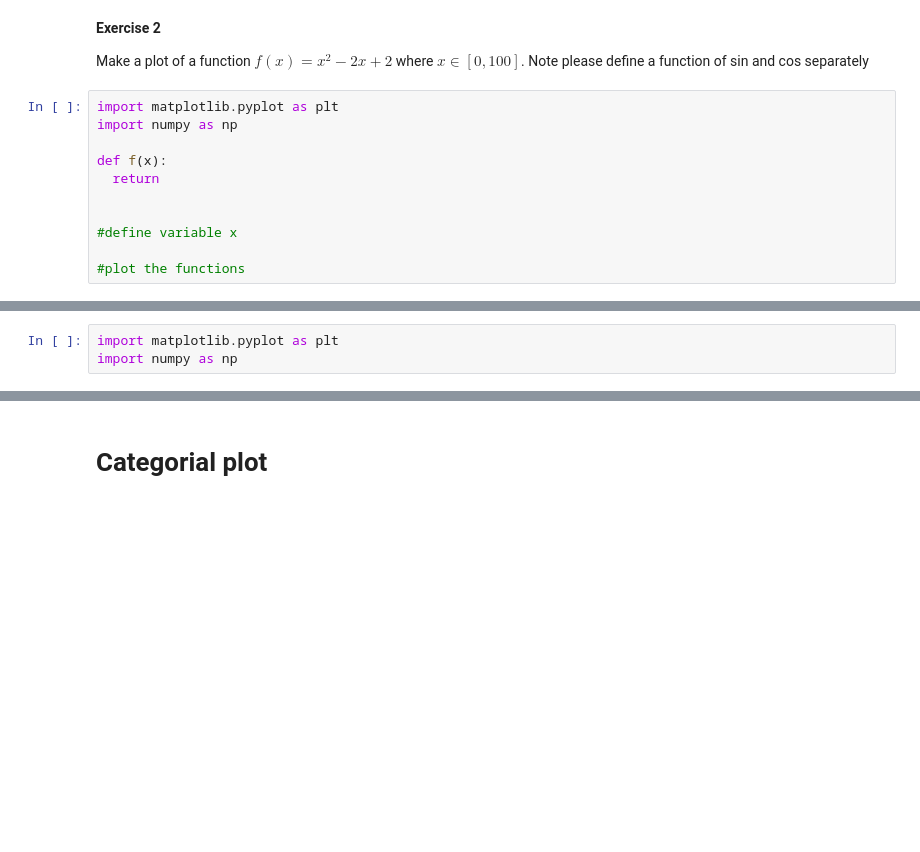
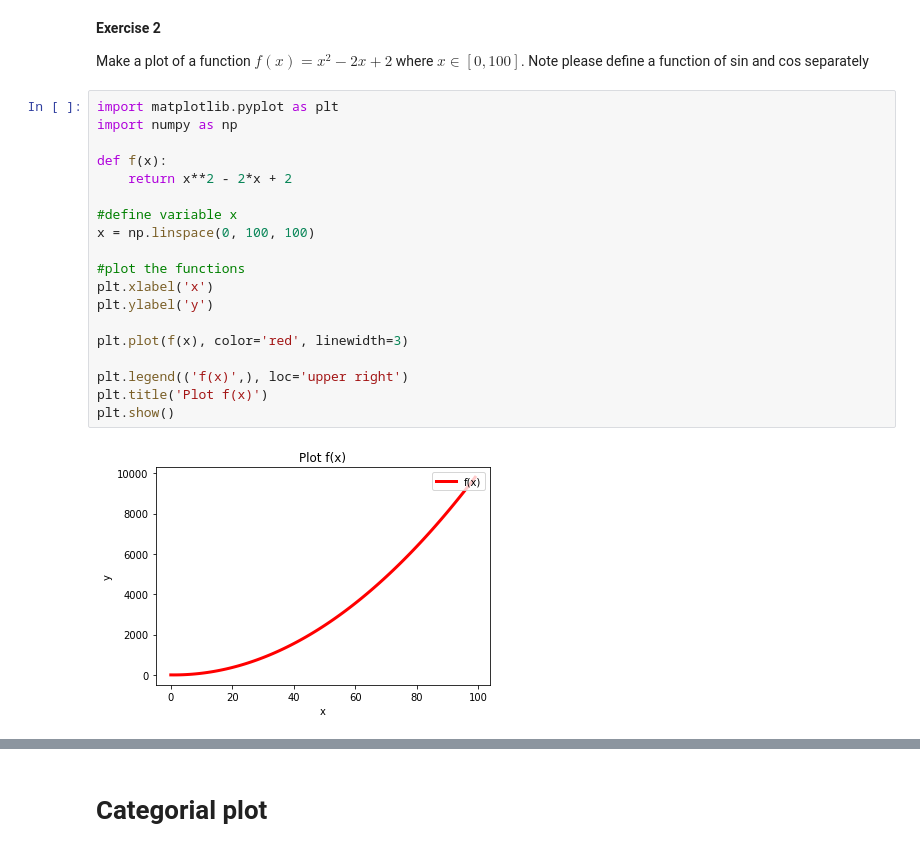
Before and after one commit to iriyanto1027/Data-Visualization, a Jupyter notebook: Matplotlib/[Student_Vers]_Week_8_Data_Visualization_Basic_Plot.ipynb, the cells around one changed output, grey strips where cells are left out. Drawn from its saved outputs; the diff is of its cells as text; blank space fills up the shorter version.

```diff
--- a/Matplotlib/[Student_Vers]_Week_8_Data_Visualization_Basic_Plot.ipynb
+++ b/Matplotlib/[Student_Vers]_Week_8_Data_Visualization_Basic_Plot.ipynb
@@ -453,20 +496,27 @@ Make a plot of a function $f(x)=x^2 -2x+2$ where $x \in [0, 100]$. Note please d
 # %%
 import matplotlib.pyplot as plt
 import numpy as np
 
 def f(x):
-  return
-
+    return x**2 - 2*x + 2
 
 #define variable x
+x = np.linspace(0, 100, 100)
 
 #plot the functions
+plt.xlabel('x')
+plt.ylabel('y')
+
+plt.plot(f(x), color='red', linewidth=3)
+
+plt.legend(('f(x)',), loc='upper right')
+plt.title('Plot f(x)')
+plt.show()
+# %% [output]
+[figure, added]
 # %% [markdown]
 **Exercise 3**
 
 Make a plot as the folowing figure, with random value
 
 <img src = "https://i.imgur.com/CdgWJiM.png" align = "center">
-# %%
-import matplotlib.pyplot as plt
-import numpy as np
```
Also changed, not shown: parts of 28 cells of this notebook, 2 other files.
